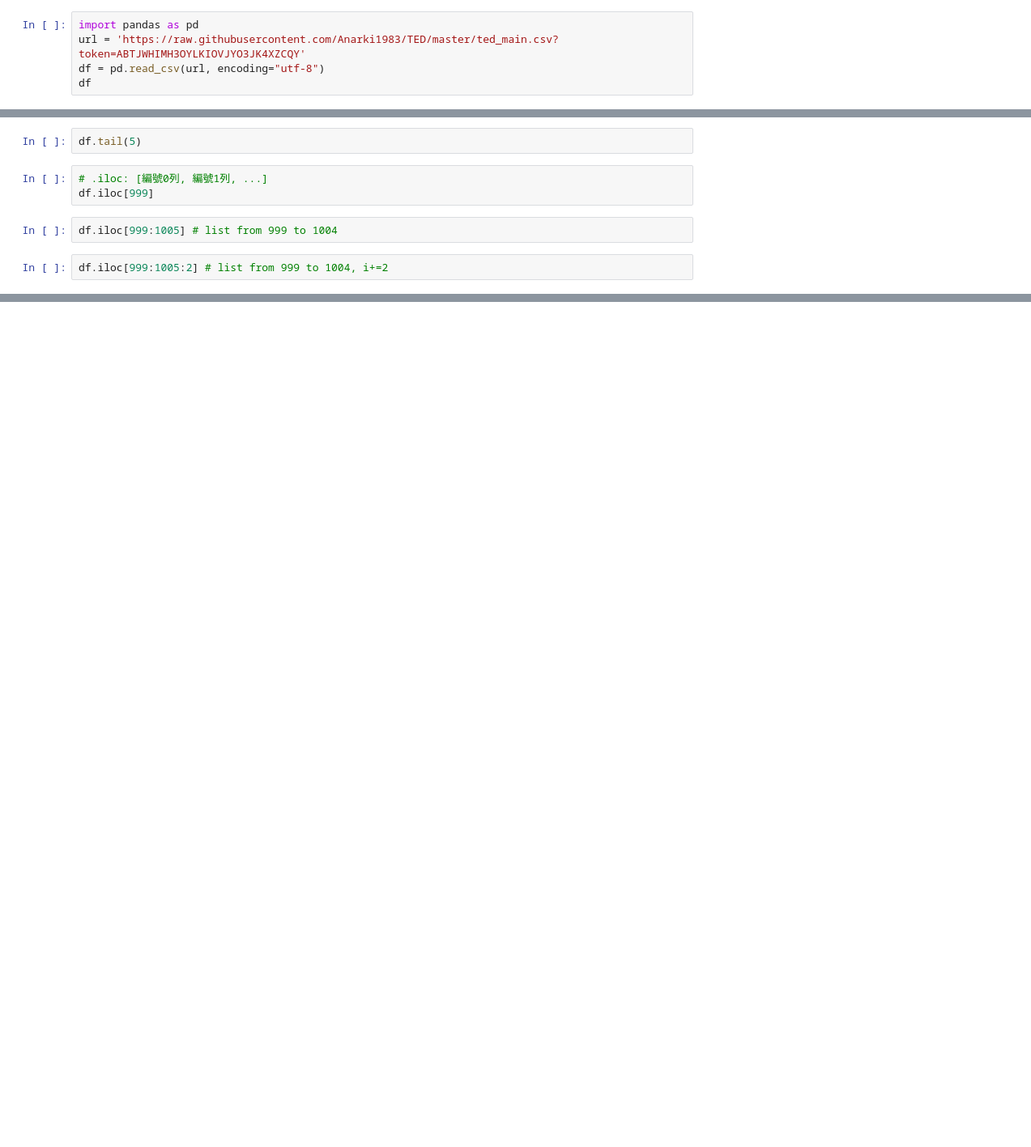
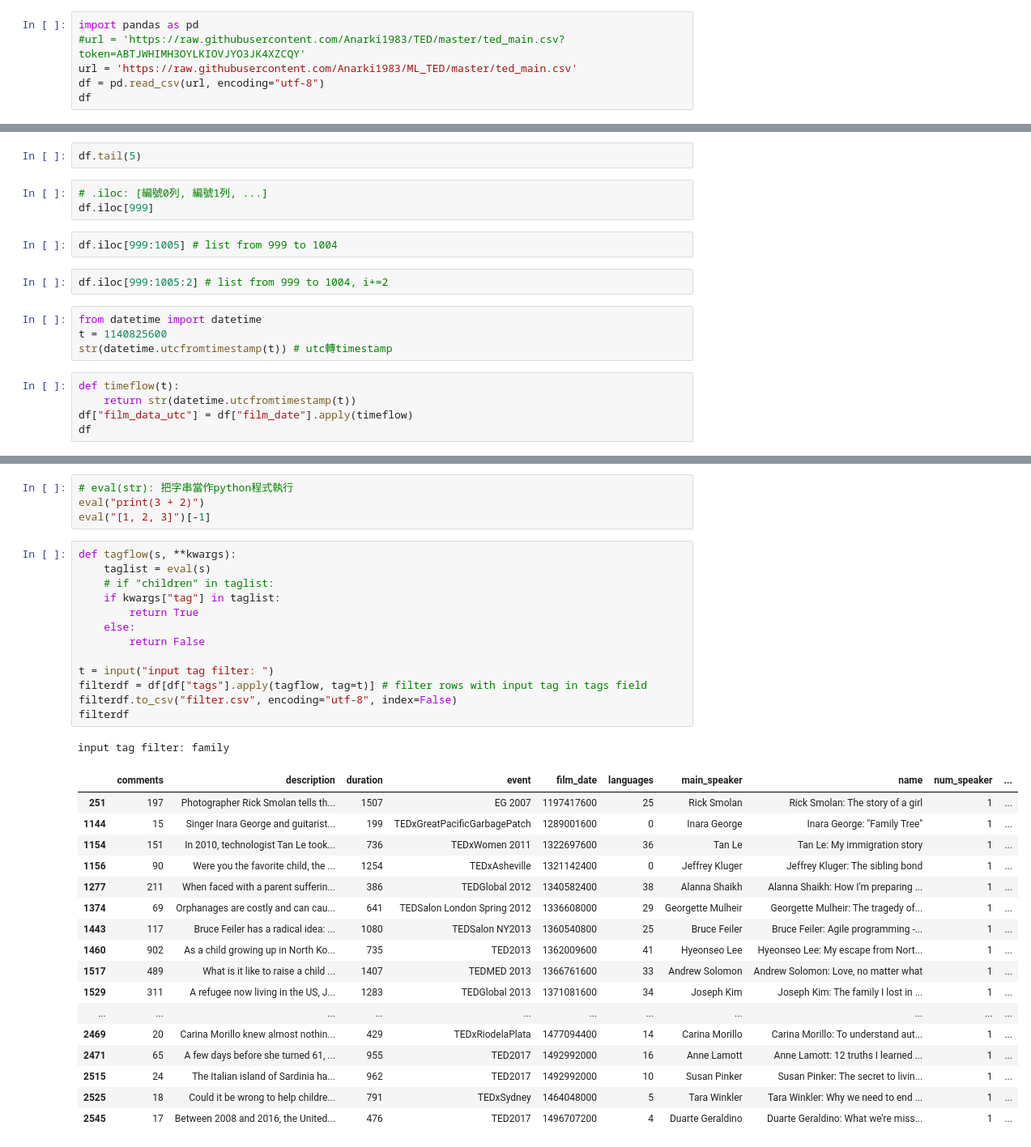
Before and after one commit to Anarki1983/ML, a Jupyter notebook: Pandas_操作練習.ipynb, the cells around one changed output, grey strips where cells are left out. Shown at 81% size. Saved outputs shown, nothing was run; the diff lists cells and outputs as text; blank space fills up the shorter version.

```diff
--- a/Pandas_操作練習.ipynb
+++ b/Pandas_操作練習.ipynb
@@ -2,7 +2,8 @@
 <a href="https://colab.research.google.com/github/Anarki1983/ML_TED/blob/master/Pandas_%E6%93%8D%E4%BD%9C%E7%B7%B4%E7%BF%92.ipynb" target="_parent"><img src="https://colab.research.google.com/assets/colab-badge.svg" alt="Open In Colab"/></a>
 # %%
 import pandas as pd
-url = 'https://raw.githubusercontent.com/Anarki1983/TED/master/ted_main.csv?token=ABTJWHIMH3OYLKIOVJYO3JK4XZCQY'
+#url = 'https://raw.githubusercontent.com/Anarki1983/TED/master/ted_main.csv?token=ABTJWHIMH3OYLKIOVJYO3JK4XZCQY'
+url = 'https://raw.githubusercontent.com/Anarki1983/ML_TED/master/ted_main.csv'
 df = pd.read_csv(url, encoding="utf-8")
 df
 # %%
@@ -22,3 +23,12 @@ df.iloc[999]
 df.iloc[999:1005] # list from 999 to 1004
 # %%
 df.iloc[999:1005:2] # list from 999 to 1004, i+=2
+# %%
+from datetime import datetime
+t = 1140825600
+str(datetime.utcfromtimestamp(t)) # utc轉timestamp
+# %%
+def timeflow(t):
+    return str(datetime.utcfromtimestamp(t))
+df["film_data_utc"] = df["film_date"].apply(timeflow)
+df
@@ -24,0 +41,36 @@ df.iloc[999:1005:2] # list from 999 to 1004, i+=2
+# %%
+# eval(str): 把字串當作python程式執行
+eval("print(3 + 2)")
+eval("[1, 2, 3]")[-1]
+# %%
+def tagflow(s, **kwargs):
+    taglist = eval(s)
+    # if "children" in taglist:
+    if kwargs["tag"] in taglist:
+        return True
+    else:
+        return False
+
+t = input("input tag filter: ")
+filterdf = df[df["tags"].apply(tagflow, tag=t)] # filter rows with input tag in tags field
+filterdf.to_csv("filter.csv", encoding="utf-8", index=False)
+filterdf
+# %% [output]
+input tag filter: family
+|  | comments | description | duration | event | film_date | languages | main_speaker | name | num_speaker | ... |
+| 251 | 197 | Photographer Rick Smolan tells th... | 1507 | EG 2007 | 1197417600 | 25 | Rick Smolan | Rick Smolan: The story of a girl | 1 | ... |
+| 1144 | 15 | Singer Inara George and guitarist... | 199 | TEDxGreatPacificGarbagePatch | 1289001600 | 0 | Inara George | Inara George: "Family Tree" | 1 | ... |
+| 1154 | 151 | In 2010, technologist Tan Le took... | 736 | TEDxWomen 2011 | 1322697600 | 36 | Tan Le | Tan Le: My immigration story | 1 | ... |
+| 1156 | 90 | Were you the favorite child, the ... | 1254 | TEDxAsheville | 1321142400 | 0 | Jeffrey Kluger | Jeffrey Kluger: The sibling bond | 1 | ... |
+| 1277 | 211 | When faced with a parent sufferin... | 386 | TEDGlobal 2012 | 1340582400 | 38 | Alanna Shaikh | Alanna Shaikh: How I'm preparing ... | 1 | ... |
+| 1374 | 69 | Orphanages are costly and can cau... | 641 | TEDSalon London Spring 2012 | 1336608000 | 29 | Georgette Mulheir | Georgette Mulheir: The tragedy of... | 1 | ... |
+| 1443 | 117 | Bruce Feiler has a radical idea: ... | 1080 | TEDSalon NY2013 | 1360540800 | 25 | Bruce Feiler | Bruce Feiler: Agile programming -... | 1 | ... |
+| 1460 | 902 | As a child growing up in North Ko... | 735 | TED2013 | 1362009600 | 41 | Hyeonseo Lee | Hyeonseo Lee: My escape from Nort... | 1 | ... |
+| 1517 | 489 | What is it like to raise a child ... | 1407 | TEDMED 2013 | 1366761600 | 33 | Andrew Solomon | Andrew Solomon: Love, no matter what | 1 | ... |
+| 1529 | 311 | A refugee now living in the US, J... | 1283 | TEDGlobal 2013 | 1371081600 | 34 | Joseph Kim | Joseph Kim: The family I lost in ... | 1 | ... |
+| ... | ... | ... | ... | ... | ... | ... | ... | ... | ... | ... |
+| 2469 | 20 | Carina Morillo knew almost nothin... | 429 | TEDxRiodelaPlata | 1477094400 | 14 | Carina Morillo | Carina Morillo: To understand aut... | 1 | ... |
+| 2471 | 65 | A few days before she turned 61, ... | 955 | TED2017 | 1492992000 | 16 | Anne Lamott | Anne Lamott: 12 truths I learned ... | 1 | ... |
+| 2515 | 24 | The Italian island of Sardinia ha... | 962 | TED2017 | 1492992000 | 10 | Susan Pinker | Susan Pinker: The secret to livin... | 1 | ... |
+| 2525 | 18 | Could it be wrong to help childre... | 791 | TEDxSydney | 1464048000 | 5 | Tara Winkler | Tara Winkler: Why we need to end ... | 1 | ... |
+| 2545 | 17 | Between 2008 and 2016, the United... | 476 | TED2017 | 1496707200 | 4 | Duarte Geraldino | Duarte Geraldino: What we're miss... | 1 | ... |
```
Also changed, not shown: parts of 4 cells of this notebook.
